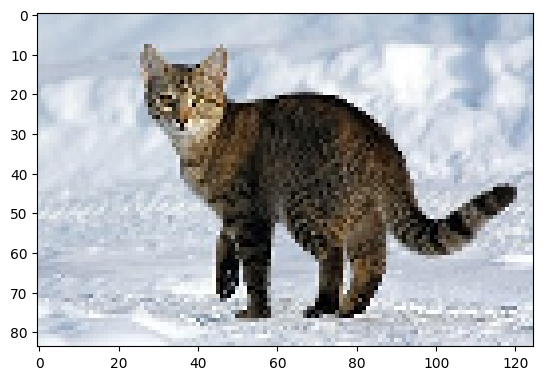
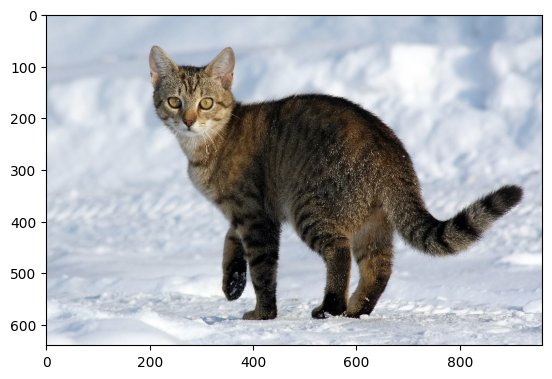
Code edit (unified diff) that turned the first committed figure into the second:
--- before
+++ after
@@ -1,6 +1,6 @@
 #display
 plt.imshow(np_image[:,:,:]) #original
-plt.imshow(np_image[:,::-1,:]) #horizonal flip
-plt.imshow(np_image[::-1,:,:]) #vertical flip
-plt.imshow(np_image[20:70,50:100,:]) #crop
+#plt.imshow(np_image[:,::-1,:]) #horizonal flip
+#plt.imshow(np_image[::-1,:,:]) #vertical flip
+plt.imshow(np_image[150:500,400:750,:]) #crop
 plt.imshow(np_image[::2,::2,:]) #scaling to 1/2

Commit: pandas_finished